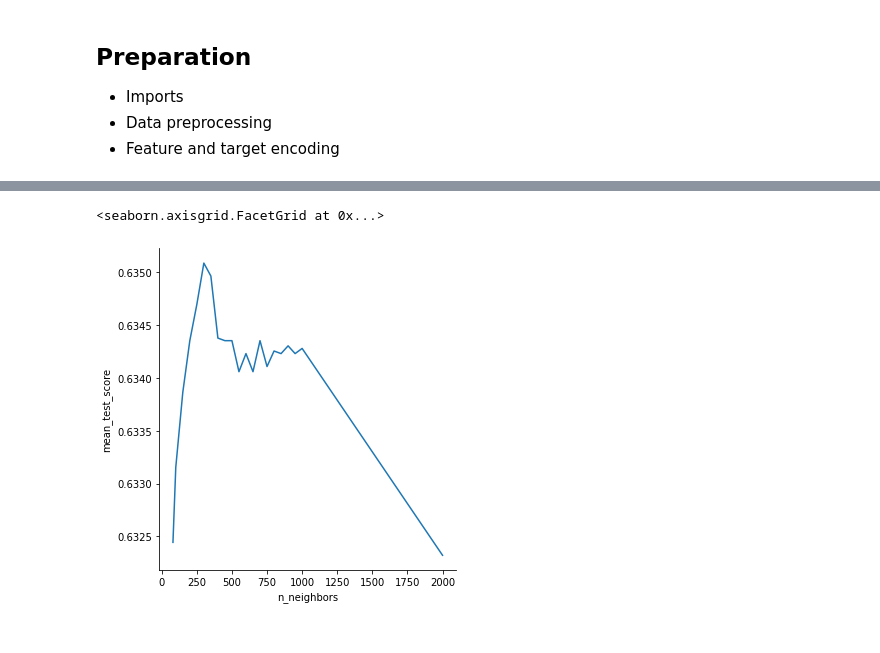
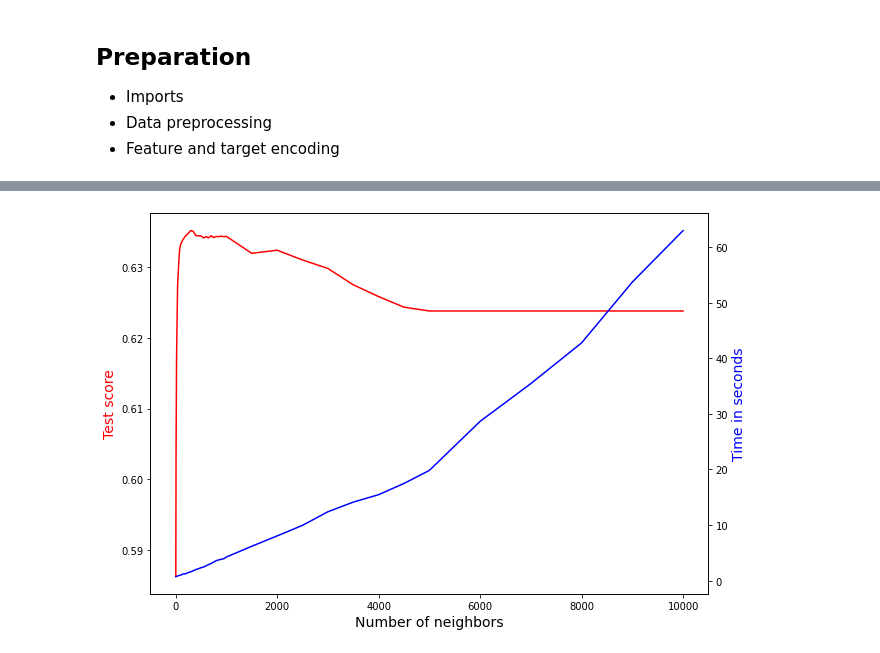
Before and after one commit to StephanHagge/data-mining, a Jupyter notebook: 5_evaluation/knn_evaluation.ipynb, the cells around one changed output, grey strips where cells are left out. Saved outputs shown, nothing was run; the diff lists cells and outputs as text; code cells hidden in the pictures.

Commit message:
knn plots updated

```diff
--- a/5_evaluation/knn_evaluation.ipynb
+++ b/5_evaluation/knn_evaluation.ipynb
@@ -148,5 +143,15 @@ sns.relplot(data=results, x='n_neighbors', y='mean_test_score', kind='line')
-# %%
-sns.relplot(data=results[results['mean_test_score'] > 0.632], x='n_neighbors', y='mean_test_score', kind='line')
-# %% [output]
-<seaborn.axisgrid.FacetGrid at 0x...>
-[figure, removed]
+# %%
+fig,ax = plt.subplots()
+ax.plot(results.n_neighbors, results.mean_test_score, color="red")
+ax.set_xlabel("Number of neighbors", fontsize=14)
+ax.set_ylabel("Test score", color="red", fontsize=14)
+
+ax2=ax.twinx()
+ax2.plot(results.n_neighbors, results.total_time, color="blue")
+ax2.set_ylabel("Time in seconds", color="blue", fontsize=14)
+
+fig.set_figwidth(10)
+fig.set_figheight(7)
+plt.show()
+# %% [output]
+[figure, added]
```
Also changed, not shown: parts of 5 cells of this notebook.
